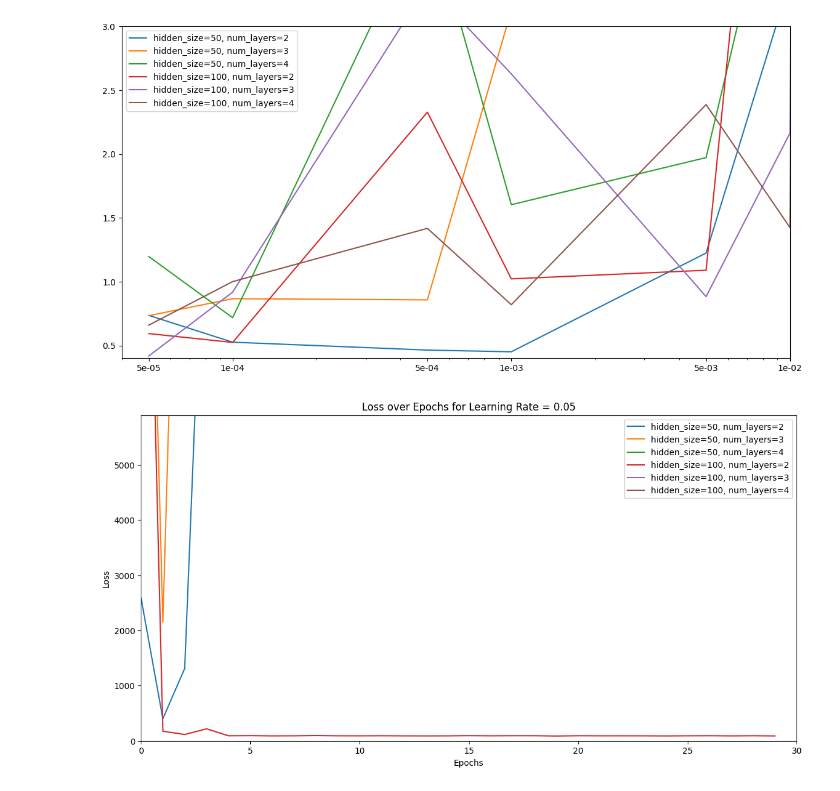
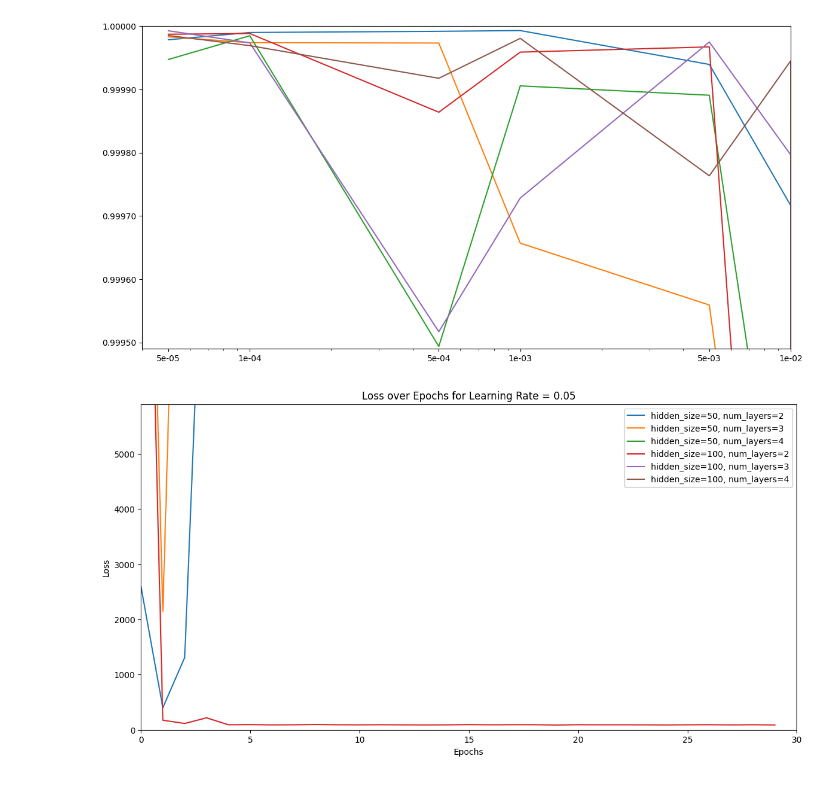
Before and after one commit to sinaebrahimi/Location_Prediction_-ANN-7088CEM-Project-, a Jupyter notebook: 2-Tuning_ANN_Location_Prediction.ipynb, the cells around one changed output. Drawn from its saved outputs; the diff is of its cells as text; code cells hidden in the pictures.

Commit message:
exporting svg files to improve image quality

```diff
--- a/2-Tuning_ANN_Location_Prediction.ipynb
+++ b/2-Tuning_ANN_Location_Prediction.ipynb
@@ -352,7 +352,7 @@ for i in range(48):
 #@title Step 9a: Visualize Results to evalate different hyperparameters
 import matplotlib.pyplot as plt
 
-save_path = 'experiment_results_Conv1D.csv' # change LSTM with other methods to visualize metrics for those methods (Methods: RNN, GRU, LSTM, Conv1D, MLP)
+save_path = 'experiment_results_MLP.csv' # change LSTM with other methods to visualize metrics for those methods (Methods: RNN, GRU, LSTM, Conv1D, MLP)
 results_df = pd.read_csv(save_path)
 
 # Plot RMSE for different hyperparameters
@@ -364,6 +364,7 @@ plt.ylabel('RMSE')
 plt.xscale('log')
 plt.title('RMSE for Different Hyperparameter Combinations')
 plt.legend()
+plt.savefig('graphs/rmse-mlp.svg')
 plt.show()
 
 # Plot MAE for different hyperparameters
@@ -386,5 +387,6 @@ plt.ylabel('R2 Score')
 plt.xscale('log')
 plt.title('R2 Score for Different Hyperparameter Combinations')
 plt.legend()
+plt.savefig('graphs/r2-mlp.svg')
 plt.show()
 # %% [output]
@@ -394,33 +396,35 @@ plt.show()
 # %%
 #@title Step 9b: Plot zoomed graphs for RMSE and R2 Score for MLP and Conv1D
 import matplotlib.pyplot as plt
 import pandas as pd
 import matplotlib.ticker as ticker
 
 # Load your results data
-save_path = 'experiment_results_MLP.csv'  # Adjust this path as needed
+save_path = 'experiment_results_MLP.csv'  # Adjust this path as needed (Conv1D, RNN, GRU, LSTM)
 results_df = pd.read_csv(save_path)
 
 # Plot RMSE for different hyperparameters
 plt.figure(figsize=(14, 7))
 for key, grp in results_df.groupby(['hidden_size', 'num_layers']):
-    plt.plot(grp['learning_rate'], grp['rmse'], label=f"hidden_size={key[0]}, num_layers={key[1]}")
+    plt.plot(grp['learning_rate'], grp['r2'], label=f"hidden_size={key[0]}, num_layers={key[1]}")
 
 # Set specific x-ticks for the log scale
-ticks = [0.00005, 0.0001, 0.0005, 0.001, 0.005, 0.01, 0.05]
-plt.xscale('log')
+ticks = [0.00005, 0.0001, 0.0005, 0.001, 0.005, 0.01, 0.05]  # logarithmic scale for learning rate
+plt.xscale('log')  # logarithmic scale for learning rate
 plt.xticks(ticks)
 
 # Customize the x-tick formatting
-plt.gca().xaxis.set_major_formatter(ticker.FuncFormatter(lambda x, _: f'{x:.0e}'))
+plt.gca().xaxis.set_major_formatter(ticker.FuncFormatter(lambda x, _: f'{x:.0e}')) # logarithmic scale for learning rate
+plt.gca().yaxis.set_major_formatter(plt.FuncFormatter(lambda y, _: f'{y:.5f}')) # for R2 score usage
 
 # Set x and y limits
 plt.xlim(0.00004, 0.01)
-plt.ylim(0.4, 3) # plt.ylim(0.999, 1) for R2 Score
+plt.ylim(0.99949, 1) # plt.ylim(0.999, 1) for R2 Score # plt.ylim(0.3, 2.05)  for RMSE
+plt.savefig('graphs/r2-mlp-zoomed.svg')
 # plt.legend()
 plt.show()
 # %% [output]
-[figure, old version]
+[figure, new version]
 # %%
 #@title Step 9c: Visualize Results to evalate different hyperparameters
 
```
Also changed, not shown: parts of 1 cell of this notebook, 37 other files.
